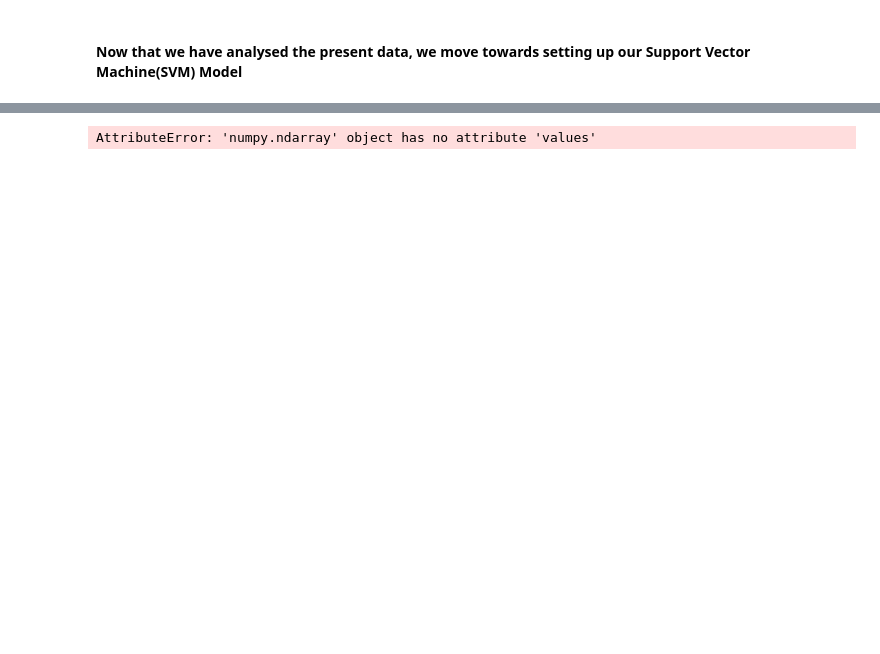
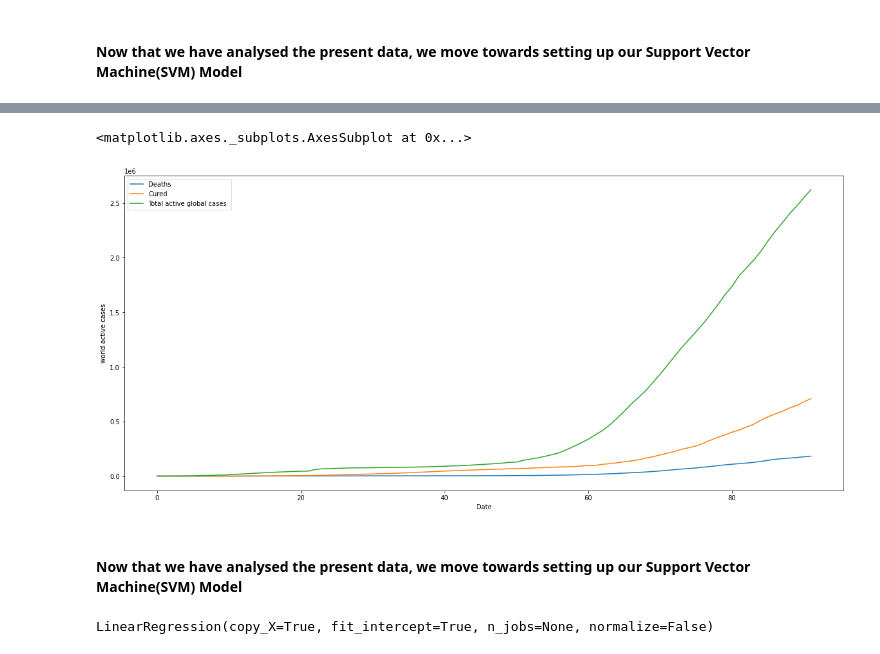
Before and after one commit to CryoZEUS/DOP-COVID-19, a Jupyter notebook: covid-world.ipynb, the cells around one changed output, grey strips where cells are left out. Drawn from its saved outputs; the diff is of its cells as text; code cells hidden in the pictures; blank space fills up the shorter version.

Commit message:
final changes, added models

```diff
--- a/covid-world.ipynb
+++ b/covid-world.ipynb
@@ -569,0 +586,3 @@ plt.show()
+# %%
+global_covid_plot=global_covid_plot.to_frame()
+global_covid_plot
@@ -569,0 +603,3 @@ plt.show()
+# %%
+global_covid_plot['world active cases']=pd.Series(world_cases.flatten())
+global_covid_plot
@@ -569,0 +620,4 @@ plt.show()
+# %%
+global_covid_plot['Global deaths']=pd.Series(total_deaths.flatten())
+global_covid_plot['Global recovered cases']=pd.Series(total_recovered.flatten())
+global_covid_plot
@@ -569,0 +638,3 @@ plt.show()
+# %%
+global_covid_plot = global_covid_plot.rename(columns= {0: 'Date'})
+global_covid_plot
@@ -569,0 +655,9 @@ plt.show()
+# %%
+import seaborn as sb
+plt.figure(figsize=(20,9))
+sb.lineplot(data=global_covid_plot, x='Date',y='Global deaths', label="Deaths")
+sb.lineplot(data=global_covid_plot, x='Date',y='Global recovered cases', label="Cured")
+sb.lineplot(data=global_covid_plot, x='Date',y='world active cases', label="Total active global cases ")
+# %% [output]
+<matplotlib.axes._subplots.AxesSubplot at 0x...>
+[figure, added]
@@ -570 +668,3 @@ plt.show()
+# %% [markdown]
+#### Now that we have analysed the present data, we move towards setting up our Support Vector Machine(SVM) Model
 # %%
@@ -572,21 +671,0 @@ X_train_confirmed, X_test_confirmed, y_train_confirmed, y_test_confirmed = train
-# %%
-kernel = ['poly', 'sigmoid', 'rbf'] #kernel type in the algortihm
-
-c = [0.01, 0.1, 10] #c is a regularisation parameter
-
-gamma = [0.01, 0.1, 1] #kernel coefficient of poly, sigmoid and rbf
-
-epsilon = [0.01, 0.1, 1] #no penalty for training loss function
-
-shrinking =  [True, False]
-
-svm_grid = {'kernel':kernel, 'C':c, 'gamma':gamma, 'epsilon':epsilon, 'shrinking':shrinking}
-
-svm = SVR()
-
-
-#using RandomizedCVSearch
-svm_search = RandomizedSearchCV(svm, svm_grid, scoring='neg_mean_squared_error',cv=3, return_train_score=True, n_jobs=-1, n_iter=40, verbose=1)
-svm_search.fit(X_train_confirmed, y_train_confirmed.values.ravel())
-# %% [output]
-AttributeError: 'numpy.ndarray' object has no attribute 'values'
@@ -594,0 +672,9 @@ global_data = cases_countr
+# %%
+#fit LinearRegression to training set
+from sklearn.linear_model import LinearRegression
+regressor= LinearRegression()
+
+#regressor is object which learns the relation and take data
+regressor.fit(X_train, Y_train)
+# %% [output]
+LinearRegression(copy_X=True, fit_intercept=True, n_jobs=None, normalize=False)
```
Also changed, not shown: parts of 27 cells of this notebook.
